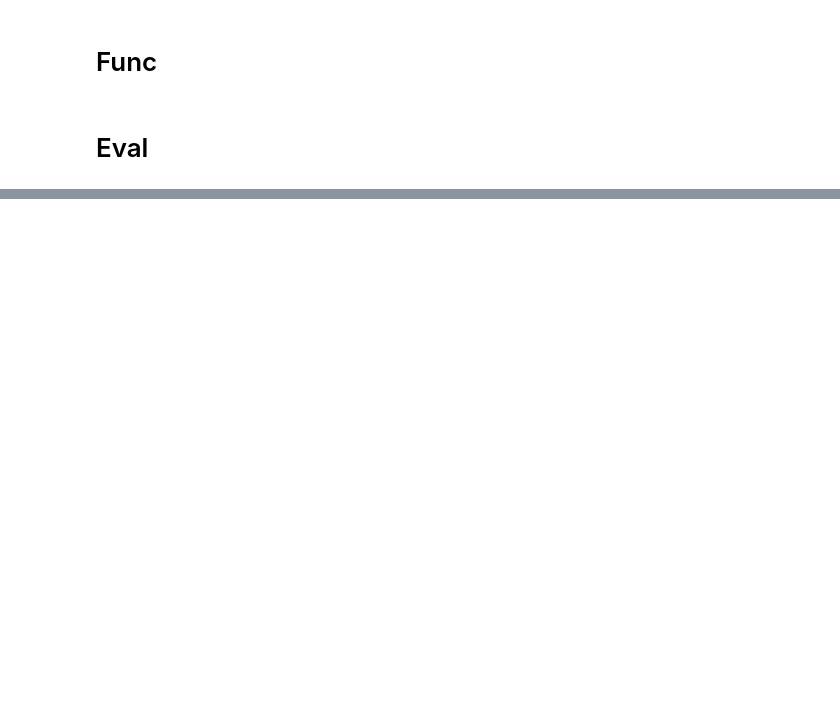
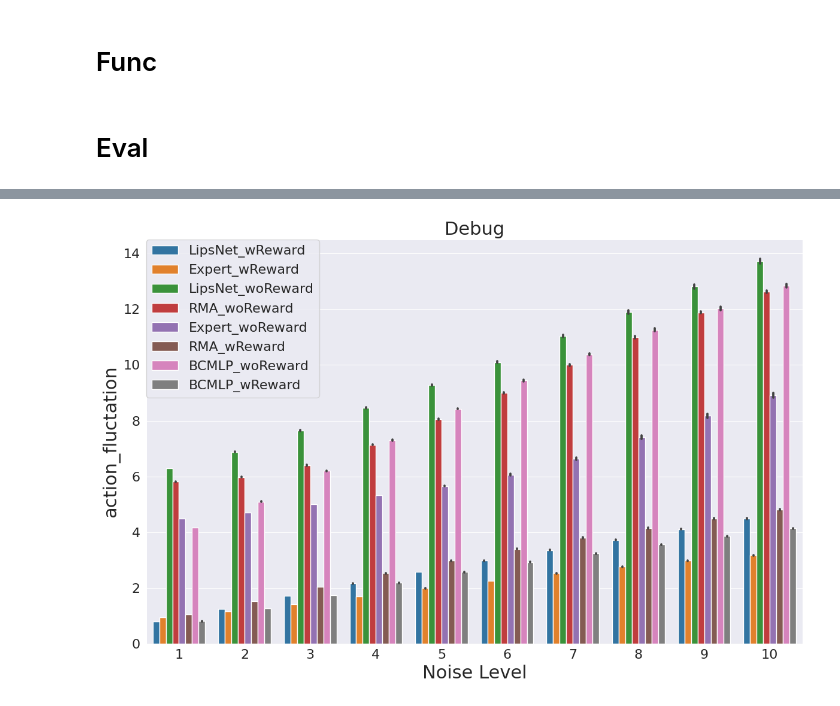
Before and after one commit to LucienJi/LipsRobot, a Jupyter notebook: notebook.ipynb, the cells around one changed output, grey strips where cells are left out. Saved outputs shown, nothing was run; the diff lists cells and outputs as text; code cells hidden in the pictures; blank space fills up the shorter version.

```diff
--- a/notebook.ipynb
+++ b/notebook.ipynb
@@ -169,0 +33,12 @@ print(np.mean(data['tracking_error']))
+# %%
+def parse_dir(path,include=[]):
+    list_data_path = []
+    for p in glob.glob(path+'/*.npy'):
+        tmp_p = p.split('/')[-1]
+        tmp_p = tmp_p.split('-')
+        for i,inc in enumerate(include):
+            if inc in tmp_p:
+                list_data_path.append(p)
+                continue
+    # return sorted(list_data_path)
+    return list_data_path
@@ -169,0 +89,8 @@ print(np.mean(data['tracking_error']))
+# %%
+def get_df(list_data:list):
+    list_df = []
+    for data in list_data:
+        df = pd.DataFrame(data)
+        list_df.append(df)
+    df = pd.concat(list_df)
+    return df
@@ -169,0 +134,5 @@ print(np.mean(data['tracking_error']))
+# %%
+uniformV05_data_path = parse_dir("logs/Eval/noiseV05",['uniform'])
+# %%
+list_data = [get_noise_eval_data(path) for path in uniformV05_data_path]
+uniformV05_data = get_df(list_data)
@@ -169,0 +151,14 @@ print(np.mean(data['tracking_error']))
+# %%
+plot_df(
+    uniformV05_data,
+    y_name = 'action_fluctation',
+    x_name = 'noise level',
+    hue_name = 'name',
+    save_path=None,
+    y_label='action_fluctation',
+    x_label='Noise Level',
+    title="Debug",
+    plot_type = 'bar'
+)
+# %% [output]
+[figure, added]
```
Also changed, not shown: parts of 12 cells of this notebook, 5 other files.
